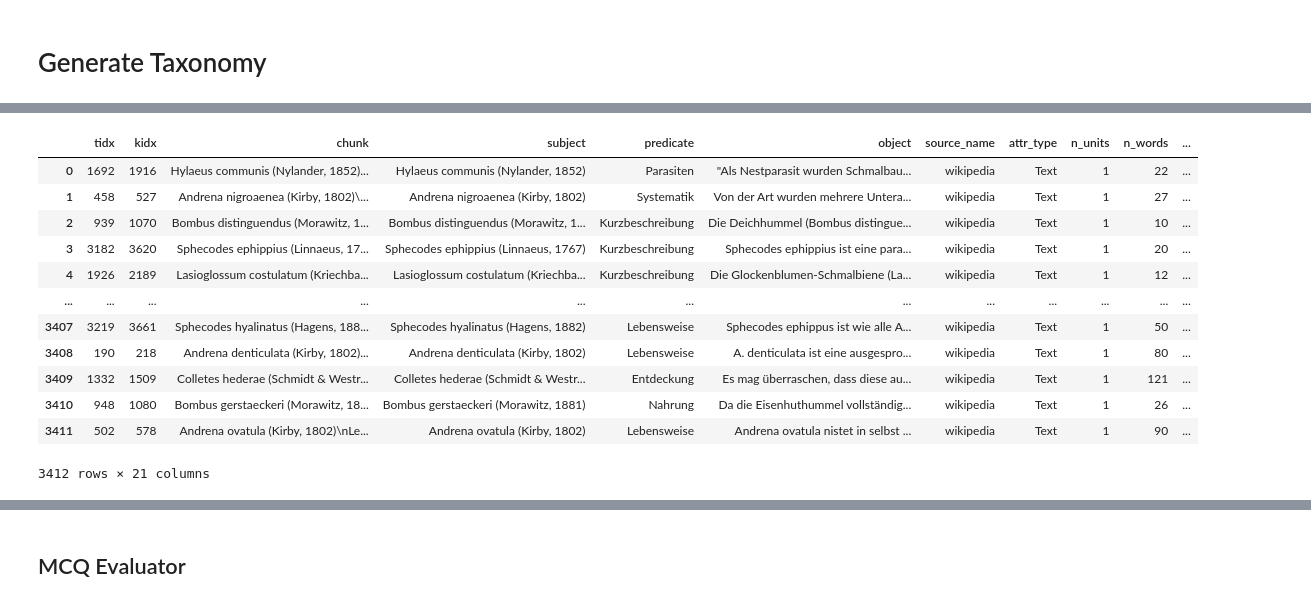
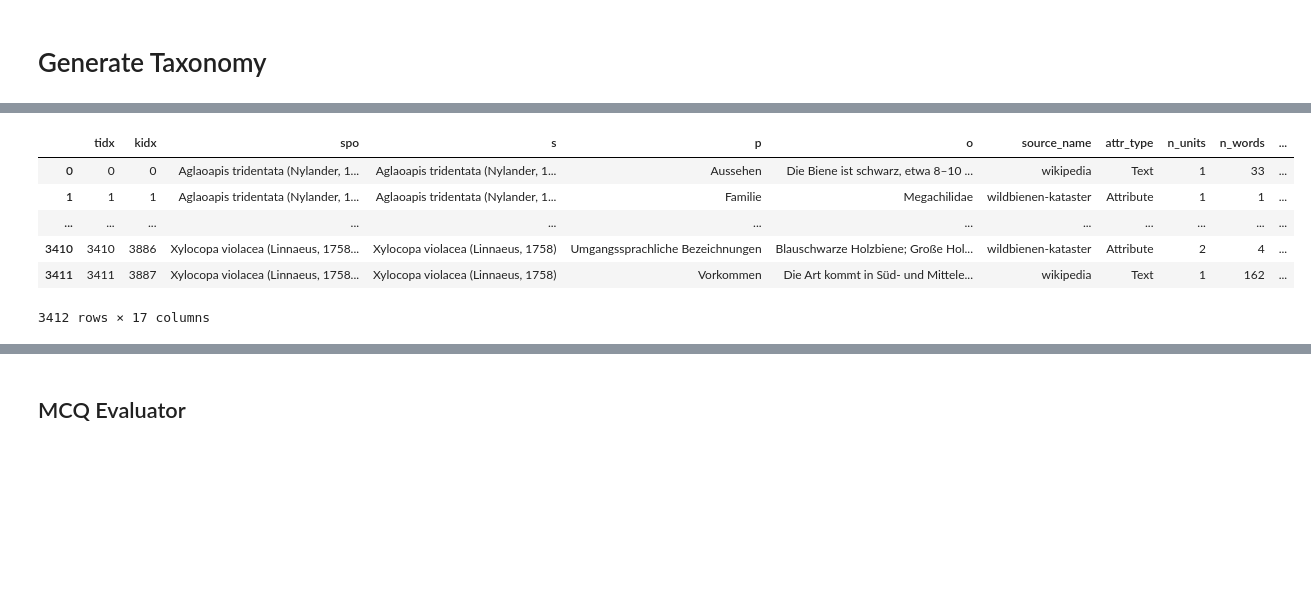
Before and after one commit to fee1ix/beesup_injection_lab, a Jupyter notebook: injection_notebook.ipynb, the cells around one changed output, grey strips where cells are left out. Saved outputs shown, nothing was run; the diff lists cells and outputs as text; code cells hidden in the pictures; blank space fills up the shorter version.

```diff
--- a/injection_notebook.ipynb
+++ b/injection_notebook.ipynb
@@ -50,6 +50,7 @@ from labtools.directory_utils import *
 from labtools.dictionary_utils import *
 
 set_display_for_dataframe()
+pd.set_option('display.max_rows', 2)
 # %%
 import importlib
 prefixpaths=['beesup_llm','labtools']
@@ -1708,0 +1643,2 @@ knowledge_df
+# %%
+pd.set_option('display.max_rows', 5)
@@ -1768,7 +1714,7 @@ def get_query_prompt(sample):
         prompt+=f"Innerhalb des Knowledge Tree befinden wir uns an folgender Stelle:\n"
         prompt+="{toc}\n".format(**sample)
 
-    prompt+="Was weißt du über die Eigenschaft '{predicate}' von {subject}? ".format(**sample)
+    prompt+="Was weißt du über die Eigenschaft '{p}' von {s}? ".format(**sample)
     prompt+=f"Antworte mit {get_n_words_str(sample.n_words, lang='de')}!"
 
     return prompt
@@ -1781,0 +1734,6 @@ def get_prompt_messages(sample, toc=None):
+# %%
+taxomizer=Taxomizer(-1)
+chunks_dh=ChunksDatahandle(taxomizer.chunks_dh['id'])
+#chunks_dh=ChunksDatahandle(-1)
+
+chunks_df=chunks_dh.df
@@ -1782,43 +1758,47 @@ def get_prompt_messages(sample, toc=None):
 # %%
 # Create Finetuning dataset
-USE_TAXONOMY=False
-dataset_df=taxomizer_df.copy()
+USE_TAXONOMY=True
 
-toc=None
 if USE_TAXONOMY:
-    toc=get_table_of_contents(tree)
+    taxomizer=Taxomizer(-1)
+    toc=taxomizer.toc
+    injection_df=taxomizer.df
+    llm_tree=taxomizer.llm_tree
+
+else:
+    chunks_dh=ChunksDatahandle(-1)
+    toc=None
+    injection_df=chunks_dh.df
+
+if USE_TAXONOMY:
+
     toc_dict=dict()
     hpath_dict=dict()
-    for node_id in dataset_df.node_id.unique():
-        the_node=get_node(node_id, tree)
-        hpath_dict[node_id]=get_headerpath_until(the_node,tree)
-        toc_dict[node_id]=get_table_of_contents(get_tree_branch_until(the_node, tree))
+    for node_id in injection_df.node_id.unique():
+        the_node=get_node(node_id, llm_tree)
+        hpath_dict[node_id]=get_headerpath_until(the_node,llm_tree)
+        toc_dict[node_id]=get_table_of_contents(get_tree_branch_until(the_node, llm_tree))
 
-    dataset_df['toc']=dataset_df.node_id.map(toc_dict)
-    dataset_df['hpath']=dataset_df.node_id.map(hpath_dict)
+    injection_df['toc']=injection_df.node_id.map(toc_dict)
+    injection_df['hpath']=injection_df.node_id.map(hpath_dict)
 
-dataset_df['prompt_messages']=dataset_df.apply(lambda x: get_prompt_messages(x, toc), axis=1)
-dataset_df['gold_message']=dataset_df['object'].apply(lambda x: [{'role':'assistant','content':x}])
-dataset_df.reset_index(drop=False, names='tidx', inplace=True) #preserve taxomizer index as tidx
+injection_df['prompt_messages']=injection_df.apply(lambda x: get_prompt_messages(x, toc), axis=1)
+injection_df['gold_message']=injection_df['o'].apply(lambda x: [{'role':'assistant','content':x}])
+injection_df.reset_index(drop=False, names='tidx', inplace=True) #preserve taxomizer index as tidx
 
 # add embedding combinations
-emb_cols=[f"{c}_emb" for c in ['s','p','o','so','po','spo']]
-dataset_df=dataset_df.merge(knowledge_df[emb_cols], left_on='kidx', right_index=True, how='left')
-dataset_df
+
+# emb_cols=[f"{c}_emb" for c in ['s','p','o','so','po','spo']]
+# dataset_df=injection_df.merge(chunks_df[emb_cols], left_on='kidx', right_index=True, how='left')
+injection_df
 # %% [output]
-|  | tidx | kidx | chunk | subject | predicate | object | source_name | attr_type | n_units | n_words | ... |
-| 0 | 1692 | 1916 | Hylaeus communis (Nylander, 1852)... | Hylaeus communis (Nylander, 1852) | Parasiten | "Als Nestparasit wurden Schmalbau... | wikipedia | Text | 1 | 22 | ... |
-| 1 | 458 | 527 | Andrena nigroaenea (Kirby, 1802)\... | Andrena nigroaenea (Kirby, 1802) | Systematik | Von der Art wurden mehrere Untera... | wikipedia | Text | 1 | 27 | ... |
-| 2 | 939 | 1070 | Bombus distinguendus (Morawitz, 1... | Bombus distinguendus (Morawitz, 1... | Kurzbeschreibung | Die Deichhummel (Bombus distingue... | wikipedia | Text | 1 | 10 | ... |
-| 3 | 3182 | 3620 | Sphecodes ephippius (Linnaeus, 17... | Sphecodes ephippius (Linnaeus, 1767) | Kurzbeschreibung | Sphecodes ephippius ist eine para... | wikipedia | Text | 1 | 20 | ... |
-| 4 | 1926 | 2189 | Lasioglossum costulatum (Kriechba... | Lasioglossum costulatum (Kriechba... | Kurzbeschreibung | Die Glockenblumen-Schmalbiene (La... | wikipedia | Text | 1 | 12 | ... |
+|  | tidx | kidx | spo | s | p | o | source_name | attr_type | n_units | n_words | ... |
+| 0 | 0 | 0 | Aglaoapis tridentata (Nylander, 1... | Aglaoapis tridentata (Nylander, 1... | Aussehen | Die Biene ist schwarz, etwa 8–10 ... | wikipedia | Text | 1 | 33 | ... |
+| 1 | 1 | 1 | Aglaoapis tridentata (Nylander, 1... | Aglaoapis tridentata (Nylander, 1... | Familie | Megachilidae | wildbienen-kataster | Attribute | 1 | 1 | ... |
 | ... | ... | ... | ... | ... | ... | ... | ... | ... | ... | ... | ... |
-| 3407 | 3219 | 3661 | Sphecodes hyalinatus (Hagens, 188... | Sphecodes hyalinatus (Hagens, 1882) | Lebensweise | Sphecodes ephippus ist wie alle A... | wikipedia | Text | 1 | 50 | ... |
-| 3408 | 190 | 218 | Andrena denticulata (Kirby, 1802)... | Andrena denticulata (Kirby, 1802) | Lebensweise | A. denticulata ist eine ausgespro... | wikipedia | Text | 1 | 80 | ... |
-| 3409 | 1332 | 1509 | Colletes hederae (Schmidt & Westr... | Colletes hederae (Schmidt & Westr... | Entdeckung | Es mag überraschen, dass diese au... | wikipedia | Text | 1 | 121 | ... |
-| 3410 | 948 | 1080 | Bombus gerstaeckeri (Morawitz, 18... | Bombus gerstaeckeri (Morawitz, 1881) | Nahrung | Da die Eisenhuthummel vollständig... | wikipedia | Text | 1 | 26 | ... |
-| 3411 | 502 | 578 | Andrena ovatula (Kirby, 1802)\nLe... | Andrena ovatula (Kirby, 1802) | Lebensweise | Andrena ovatula nistet in selbst ... | wikipedia | Text | 1 | 90 | ... |
+| 3410 | 3410 | 3886 | Xylocopa violacea (Linnaeus, 1758... | Xylocopa violacea (Linnaeus, 1758) | Umgangssprachliche Bezeichnungen | Blauschwarze Holzbiene; Große Hol... | wildbienen-kataster | Attribute | 2 | 4 | ... |
+| 3411 | 3411 | 3887 | Xylocopa violacea (Linnaeus, 1758... | Xylocopa violacea (Linnaeus, 1758) | Vorkommen | Die Art kommt in Süd- und Mittele... | wikipedia | Text | 1 | 162 | ... |
-3412 rows × 21 columns
+3412 rows × 17 columns
 # %%
 use_cols=['kidx','tidx','prompt_messages','gold_message']
 
```
Also changed, not shown: parts of 98 cells of this notebook, 18 other files.
